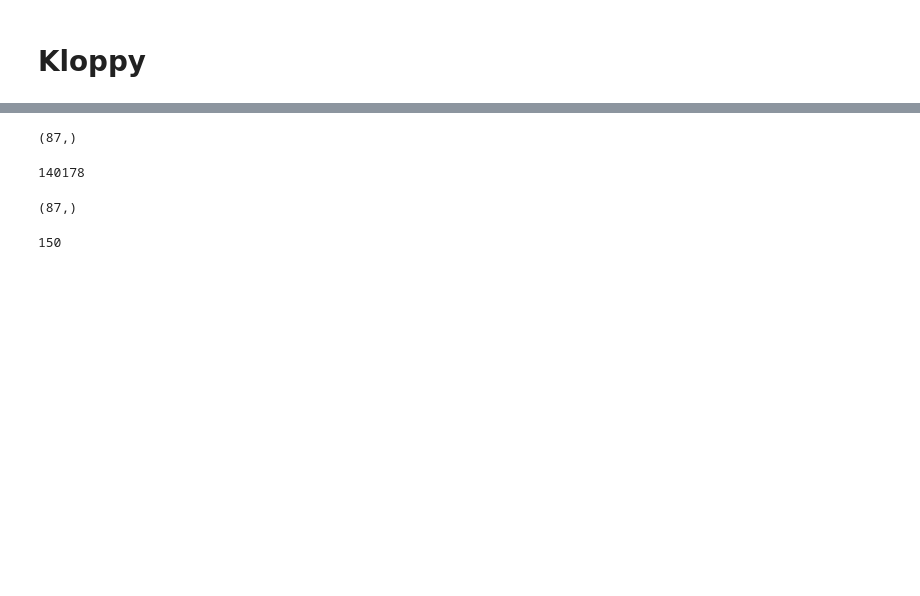
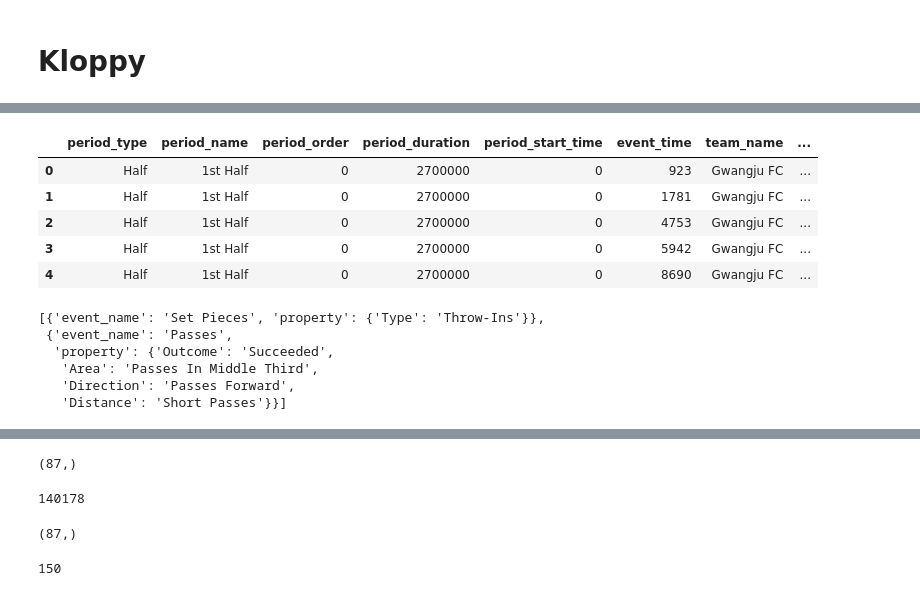
Before and after one commit to leemingo/express-v2, a Jupyter notebook: notebook/2-generate-dataset.ipynb, the cells around one changed output, grey strips where cells are left out. Saved outputs shown, nothing was run; the diff lists cells and outputs as text; code cells hidden in the pictures; blank space fills up the shorter version.

```diff
--- a/notebook/2-generate-dataset.ipynb
+++ b/notebook/2-generate-dataset.ipynb
@@ -193,0 +223,18 @@ total_df.head()
+# %%
+event_df.head()
+# %% [output]
+|  | period_type | period_name | period_order | period_duration | period_start_time | event_time | team_name | ... |
+| 0 | Half | 1st Half | 0 | 2700000 | 0 | 923 | Gwangju FC | ... |
+| 1 | Half | 1st Half | 0 | 2700000 | 0 | 1781 | Gwangju FC | ... |
+| 2 | Half | 1st Half | 0 | 2700000 | 0 | 4753 | Gwangju FC | ... |
+| 3 | Half | 1st Half | 0 | 2700000 | 0 | 5942 | Gwangju FC | ... |
+| 4 | Half | 1st Half | 0 | 2700000 | 0 | 8690 | Gwangju FC | ... |
+# %%
+event_df[event_df['events'].apply(lambda x: len(x)) != 1]['events'].iloc[0]
+# %% [output]
+[{'event_name': 'Set Pieces', 'property': {'Type': 'Throw-Ins'}},
+ {'event_name': 'Passes',
+  'property': {'Outcome': 'Succeeded',
+   'Area': 'Passes In Middle Third',
+   'Direction': 'Passes Forward',
+   'Distance': 'Short Passes'}}]
```
Also changed, not shown: parts of 30 cells of this notebook, 12 other files.
